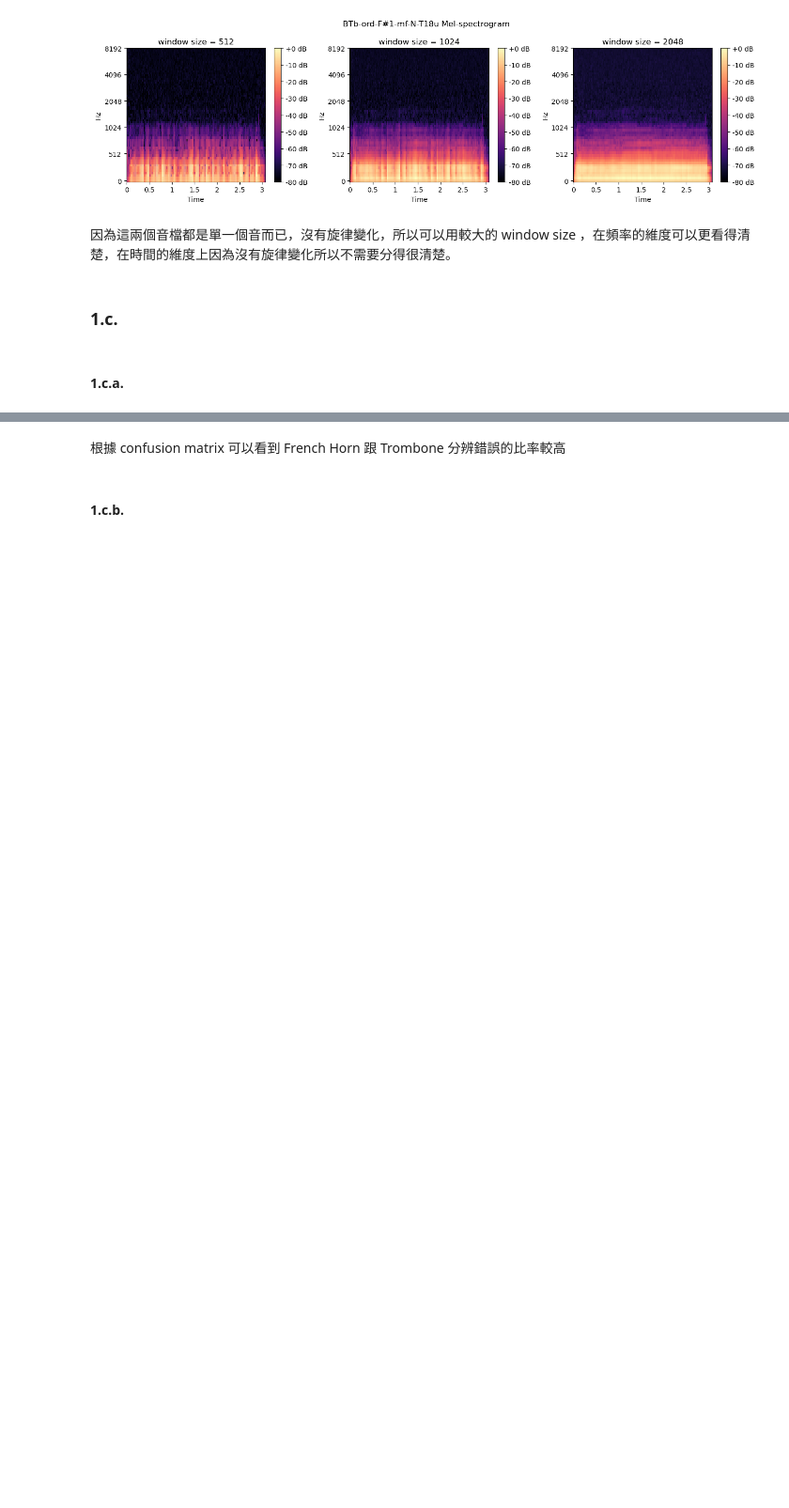
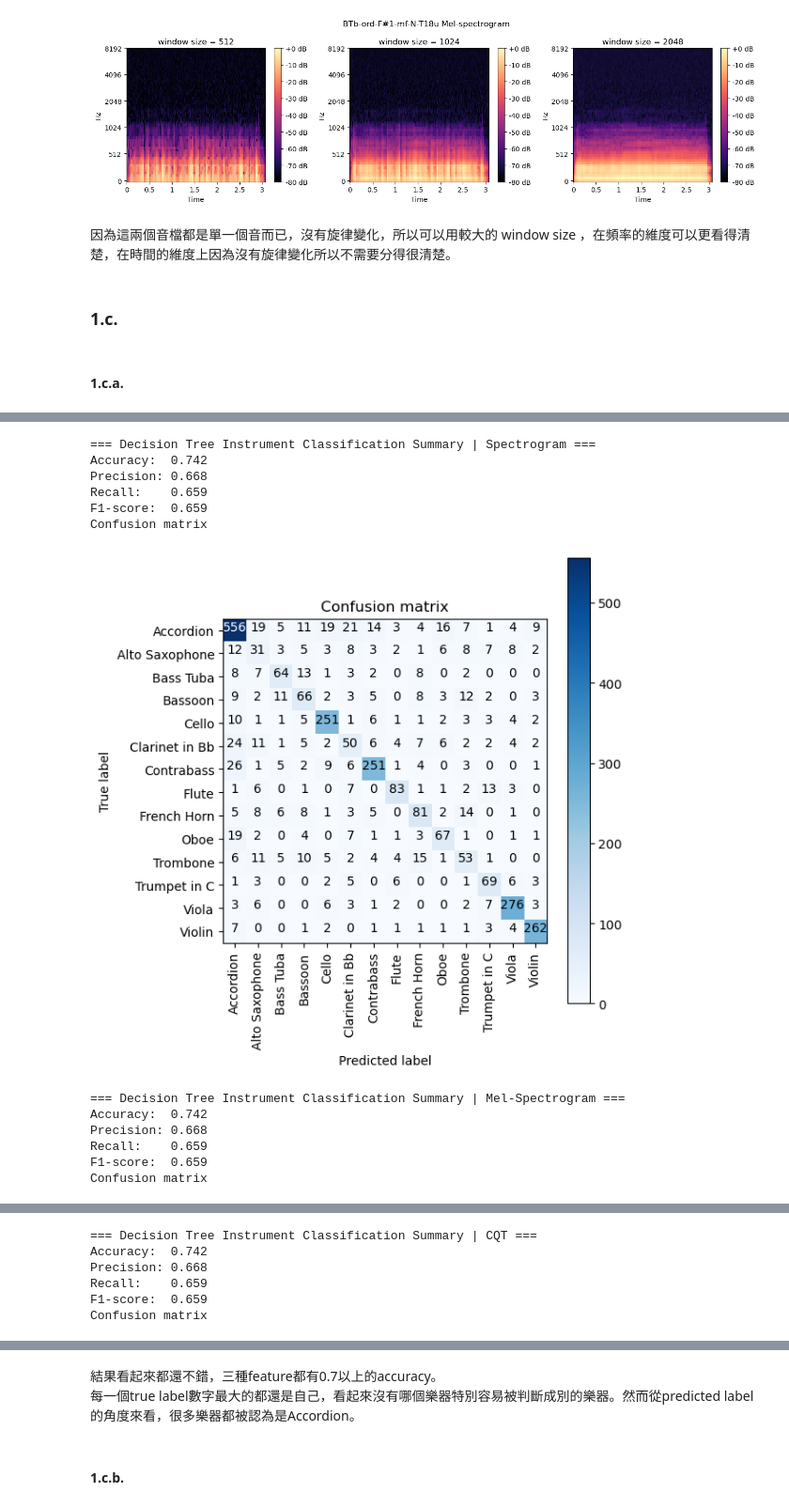
Before and after one commit to Wangwei-cheng/NYCU-MIR-113Spring-HW, a Jupyter notebook: HW2/hw2.ipynb, the cells around one changed output, grey strips where cells are left out. Shown at 94% size. Saved outputs shown, nothing was run; the diff lists cells and outputs as text; code cells hidden in the pictures; blank space fills up the shorter version.

```diff
--- a/HW2/hw2.ipynb
+++ b/HW2/hw2.ipynb
@@ -23,18 +36,12 @@ INFO: [index] downloading tinysol_index_6.0.json
 # %%
-import pandas as pd
-
-# 將 dictionary 轉為 DataFrame
 meta_records = []
 
 for track_id, metadata in tinysol_metadata.items():
     meta_records.append({
         'track_id': track_id,
         'fold': metadata['Fold'],
-        'instrument': metadata['Instrument (abbr.)'],
+        'instrument': metadata['Instrument (in full)'],
         'pitch': metadata['Pitch']
     })
 
 metadata_df = pd.DataFrame(meta_records)
-# %%
-for i in metadata_df.track_id:
-    print(i)
@@ -58,0 +81,9 @@ Ob-ord-A6-ff-N-T18u
+# %%
+def PrintResult(title, accuracy, precision, recall, f1, cm, label_classes):
+    print(f"\n=== {title} ===")
+
+    print(f"Accuracy:  {accuracy:.3f}")
+    print(f"Precision: {precision:.3f}")
+    print(f"Recall:    {recall:.3f}")
+    print(f"F1-score:  {f1:.3f}")
+    plot_confusion_matrix(cm, label_classes)
@@ -289,10 +303,0 @@ for feature in features:
-# %%
-for feature in features:
-    print('\n===================================================================================')
-    print(f"Result of Decision Tree Classifier of {feature}:\n")
-    print(f"Best max_depth: {results[feature]['best_depth']} with validation accuracy = {results[feature]['val_acc']:.4f}")
-    print(f"test accuracy = {round(results[feature]['test_acc'], 3)}")
-    print(f"precision     = {round(results[feature]['precision'], 3)}")
-    print(f"recall        = {round(results[feature]['recall'], 3)}")
-    print(f"F1-score      = {round(results[feature]['f1'], 3)}")
-    plot_confusion_matrix(results[feature]['confusion_matrix'] , instrument_classes)
@@ -329,0 +304,23 @@ Confusion matrix
+# %%
+for feature in features:
+    all_acc = [results[feature][fold]['test_acc'] for fold in results[feature]]
+    all_precision = [results[feature][fold]['precision'] for fold in results[feature]]
+    all_recall = [results[feature][fold]['recall'] for fold in results[feature]]
+    all_f1 = [results[feature][fold]['f1'] for fold in results[feature]]
+    total_cm = sum(results[feature][fold]['confusion_matrix'] for fold in results[feature])
+
+    PrintResult(f"Decision Tree Instrument Classification Summary | {feature}", np.mean(all_acc), np.mean(all_precision), np.mean(all_recall), np.mean(all_f1), total_cm, instrument_classes)
+# %% [output]
+=== Decision Tree Instrument Classification Summary | Spectrogram ===
+Accuracy:  0.742
+Precision: 0.668
+Recall:    0.659
+F1-score:  0.659
+Confusion matrix
+[figure, added]
+=== Decision Tree Instrument Classification Summary | Mel-Spectrogram ===
+Accuracy:  0.742
+Precision: 0.668
+Recall:    0.659
+F1-score:  0.659
+Confusion matrix
@@ -329,0 +328,6 @@ Confusion matrix
+=== Decision Tree Instrument Classification Summary | CQT ===
+Accuracy:  0.742
+Precision: 0.668
+Recall:    0.659
+F1-score:  0.659
+Confusion matrix
@@ -330,4 +335,5 @@ Confusion matrix
 # %% [markdown]
-根據 confusion matrix 可以看到 French Horn 跟 Trombone 分辨錯誤的比率較高
+結果看起來都還不錯，三種feature都有0.7以上的accuracy。
+每一個true label數字最大的都還是自己，看起來沒有哪個樂器特別容易被判斷成別的樂器。然而從predicted label的角度來看，很多樂器都被認為是Accordion。
 # %% [markdown]
 #### 1.c.b.
```
Also changed, not shown: parts of 34 cells of this notebook.
